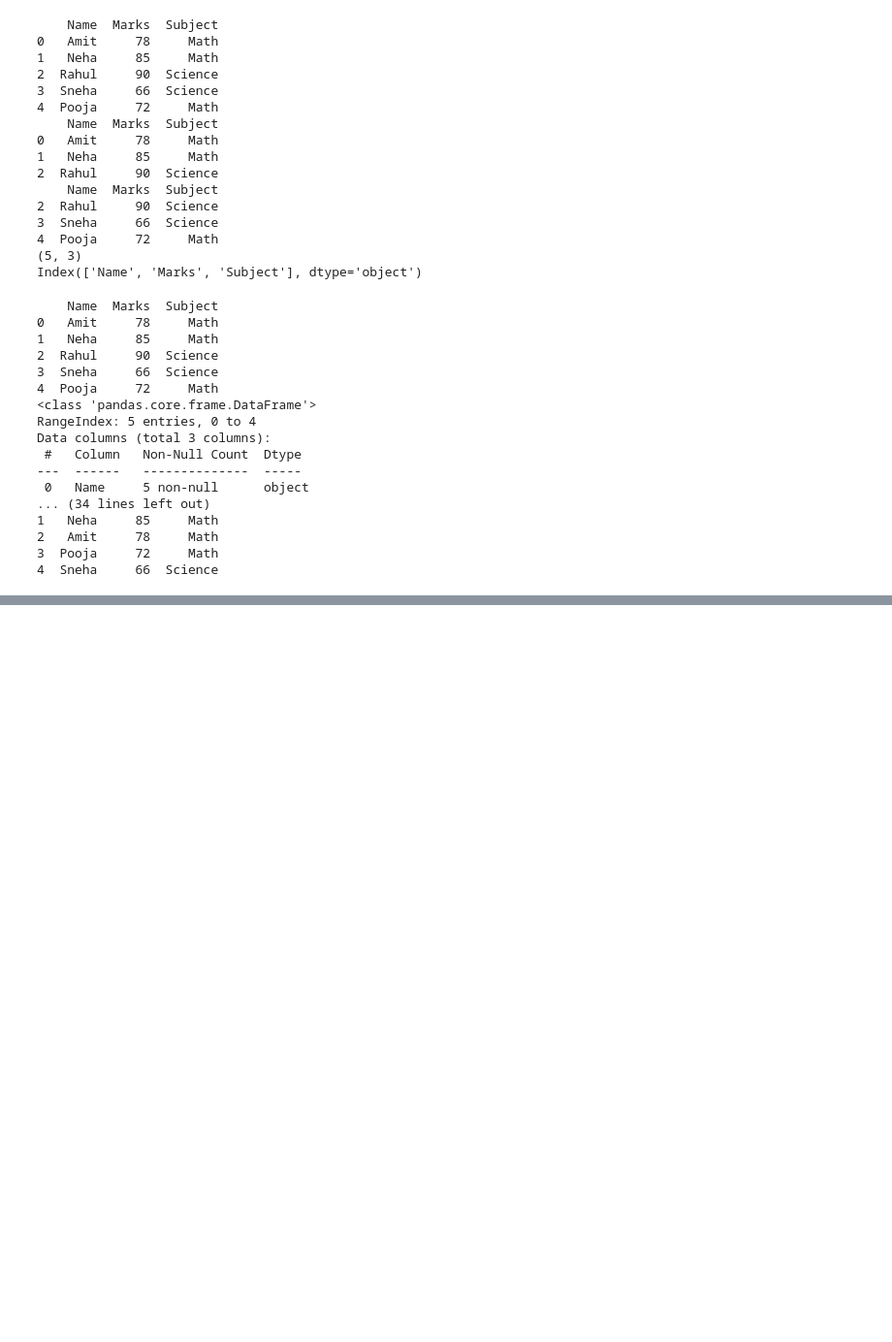
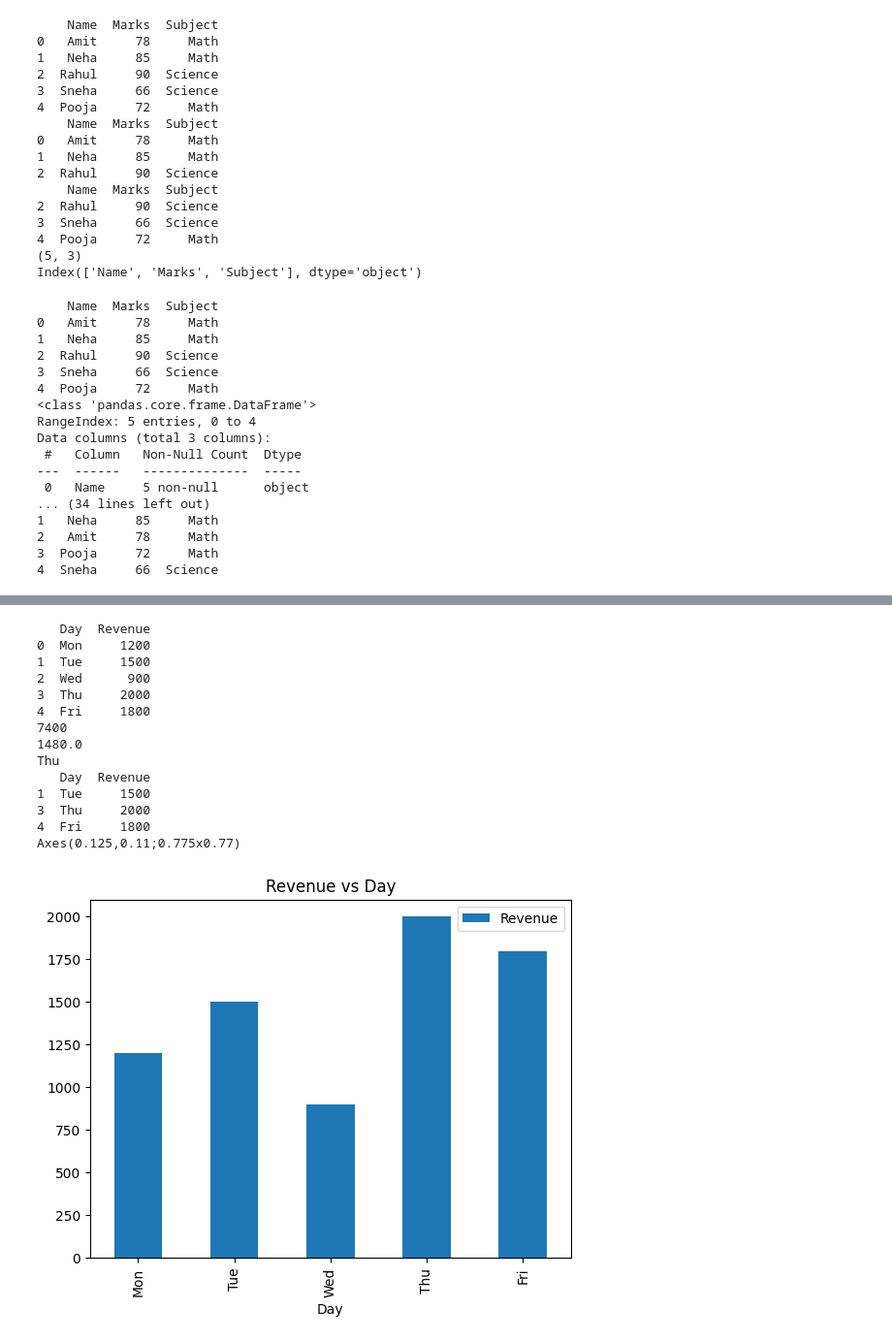
Before and after one commit to Legendkiller9855/GENRATIVE_AI, a Jupyter notebook: Assignment_10_Pandas(Series,DataFrame,Functions,Filtering&Analysis).ipynb, the cells around one changed output, grey strips where cells are left out. Shown at 97% size. Drawn from its saved outputs; the diff is of its cells as text; code cells hidden in the pictures; blank space fills up the shorter version.

```diff
--- a/Assignment_10_Pandas(Series,DataFrame,Functions,Filtering&Analysis).ipynb
+++ b/Assignment_10_Pandas(Series,DataFrame,Functions,Filtering&Analysis).ipynb
@@ -229,0 +332,47 @@ print(dataframe)
+# %%
+#TASK - 9 : MINI USE CASE : SALES DATA ANALYSIS
+
+import pandas as pd
+import matplotlib.pyplot as plt # Import matplotlib for showing plots
+
+sales = {'Day' : ['Mon','Tue','Wed','Thu','Fri'],
+         'Revenue' : [1200,1500,900,2000,1800]
+         }
+dataframe = pd.DataFrame(sales)
+print(dataframe)
+
+#Total Revenue
+total_revenue = dataframe['Revenue'].sum()
+print(total_revenue)
+
+#Average Daily revenue
+average_daily_revenue = dataframe['Revenue'].mean()
+print(average_daily_revenue)
+
+#Day with the highest Revenue
+day_with_highest_revenue = dataframe.loc[dataframe['Revenue'].idxmax(), 'Day']
+print(day_with_highest_revenue)
+
+#Days where revenue > average
+revenue_greater_than_average = dataframe[dataframe['Revenue'] > average_daily_revenue]
+print(revenue_greater_than_average)
+
+#Plot revenue vs day
+plot_graph = dataframe.plot(kind = 'bar' , x = 'Day' , y = 'Revenue' , title = 'Revenue vs Day')
+print(plot_graph)
+# %% [output]
+   Day  Revenue
+0  Mon     1200
+1  Tue     1500
+2  Wed      900
+3  Thu     2000
+4  Fri     1800
+7400
+1480.0
+Thu
+   Day  Revenue
+1  Tue     1500
+3  Thu     2000
+4  Fri     1800
+Axes(0.125,0.11;0.775x0.77)
+[figure, added]
```
Also changed, not shown: parts of 3 cells of this notebook.
